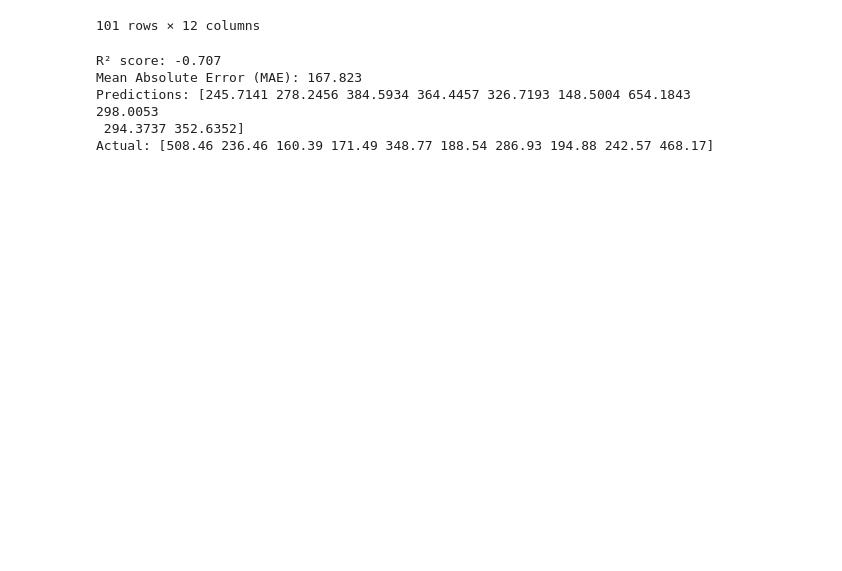
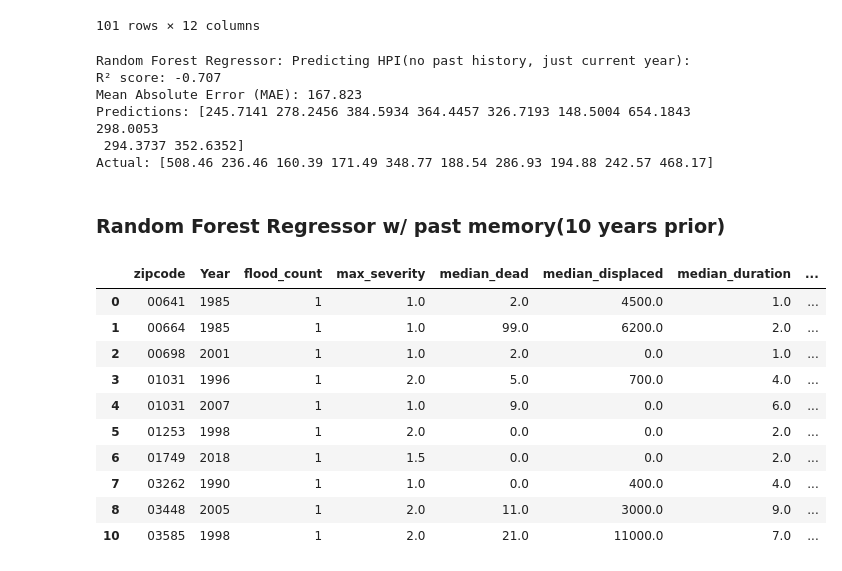
Before and after one commit to melina-thegarza/ml-climate, a Jupyter notebook: src/natural_disaster_housing_prediction.ipynb, the cells around one changed output. Cells and saved outputs as stored; diff of their text form; code cells hidden in the pictures; blank space fills up the shorter version.

```diff
--- a/src/natural_disaster_housing_prediction.ipynb
+++ b/src/natural_disaster_housing_prediction.ipynb
@@ -300,6 +243,7 @@ rf_model.fit(X_train, y_train)
 y_pred = rf_model.predict(X_test)
 
 # evaluate the model performance
+print("Random Forest Regressor: Predicting HPI(no past history, just current year):")
 r2 = r2_score(y_test, y_pred)
 print(f'R² score: {r2:.3f}')
 
@@ -309,8 +253,11 @@ print(f'Mean Absolute Error (MAE): {mae:.3f}')
 print(f"Predictions: {y_pred[:10]}")
 print(f"Actual: {y_test[:10].values}")
 # %% [output]
+Random Forest Regressor: Predicting HPI(no past history, just current year):
 R² score: -0.707
 Mean Absolute Error (MAE): 167.823
 Predictions: [245.7141 278.2456 384.5934 364.4457 326.7193 148.5004 654.1843 298.0053
  294.3737 352.6352]
 Actual: [508.46 236.46 160.39 171.49 348.77 188.54 286.93 194.88 242.57 468.17]
+# %% [markdown]
+### Random Forest Regressor w/ past memory(10 years prior)
@@ -316,0 +266,29 @@ Actual: [508.46 236.46 160.39 171.49 348.77 188.54 286.93 194.88 242.57 468.17]
+# %%
+# Create the 3-area zipcode column (first 3 digits of zipcode)
+flood_summary['zipcode_3area'] = flood_summary['zipcode'].astype(str).str[:3]
+flood_summary = flood_summary.sort_values(by=['zipcode_3area', 'Year'])
+
+flood_summary_10_years = flood_summary.copy()
+
+# Rolling average for each feature, grouped by the 3-area zipcode
+flood_summary_10_years['flood_count_total_10'] = flood_summary.groupby('zipcode_3area')['flood_count'].transform(lambda x: x.rolling(window=10, min_periods=1).sum())
+flood_summary_10_years['max_severity_avg_10'] = flood_summary.groupby('zipcode_3area')['max_severity'].transform(lambda x: x.rolling(window=10, min_periods=1).mean())
+flood_summary_10_years['median_dead_avg_10'] = flood_summary.groupby('zipcode_3area')['median_dead'].transform(lambda x: x.rolling(window=10, min_periods=1).median())
+flood_summary_10_years['median_displaced_avg_10'] = flood_summary.groupby('zipcode_3area')['median_displaced'].transform(lambda x: x.rolling(window=10, min_periods=1).median())
+flood_summary_10_years['median_duration_avg_10'] = flood_summary.groupby('zipcode_3area')['median_duration'].transform(lambda x: x.rolling(window=10, min_periods=1).median())
+flood_summary_10_years['median_area_avg_10'] = flood_summary.groupby('zipcode_3area')['median_area'].transform(lambda x: x.rolling(window=10, min_periods=1).median())
+
+
+flood_summary_10_years.head(10)
+# %% [output]
+|  | zipcode | Year | flood_count | max_severity | median_dead | median_displaced | median_duration | ... |
+| 0 | 00641 | 1985 | 1 | 1.0 | 2.0 | 4500.0 | 1.0 | ... |
+| 1 | 00664 | 1985 | 1 | 1.0 | 99.0 | 6200.0 | 2.0 | ... |
+| 2 | 00698 | 2001 | 1 | 1.0 | 2.0 | 0.0 | 1.0 | ... |
+| 3 | 01031 | 1996 | 1 | 2.0 | 5.0 | 700.0 | 4.0 | ... |
+| 4 | 01031 | 2007 | 1 | 1.0 | 9.0 | 0.0 | 6.0 | ... |
+| 5 | 01253 | 1998 | 1 | 2.0 | 0.0 | 0.0 | 2.0 | ... |
+| 6 | 01749 | 2018 | 1 | 1.5 | 0.0 | 0.0 | 2.0 | ... |
+| 7 | 03262 | 1990 | 1 | 1.0 | 0.0 | 400.0 | 4.0 | ... |
+| 8 | 03448 | 2005 | 1 | 2.0 | 11.0 | 3000.0 | 9.0 | ... |
+| 10 | 03585 | 1998 | 1 | 2.0 | 21.0 | 11000.0 | 7.0 | ... |
```
Also changed, not shown: parts of 7 cells of this notebook, 1 other file.
